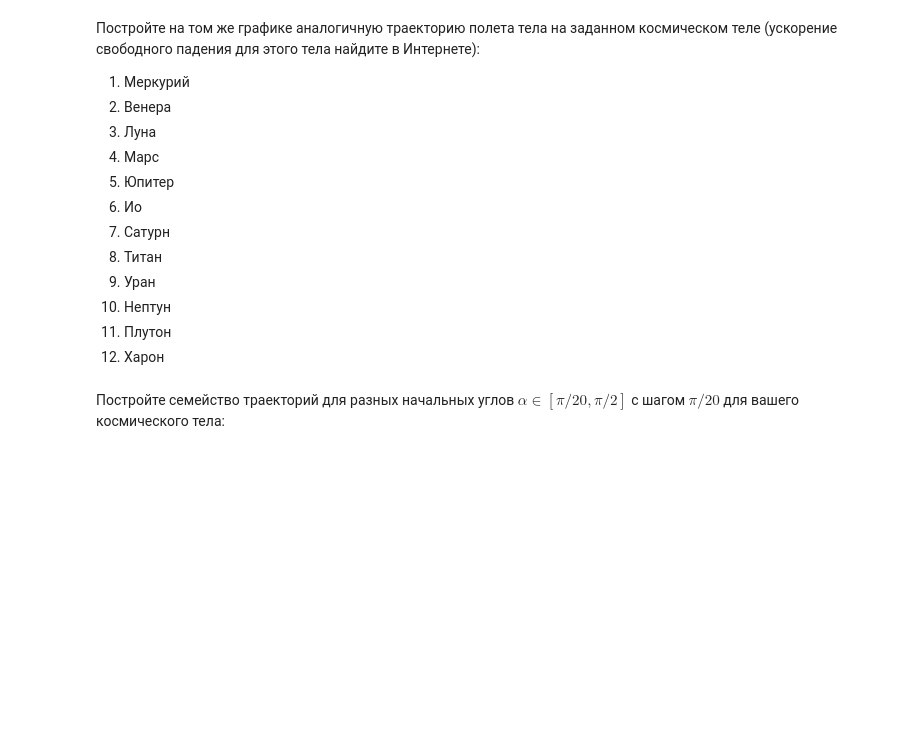
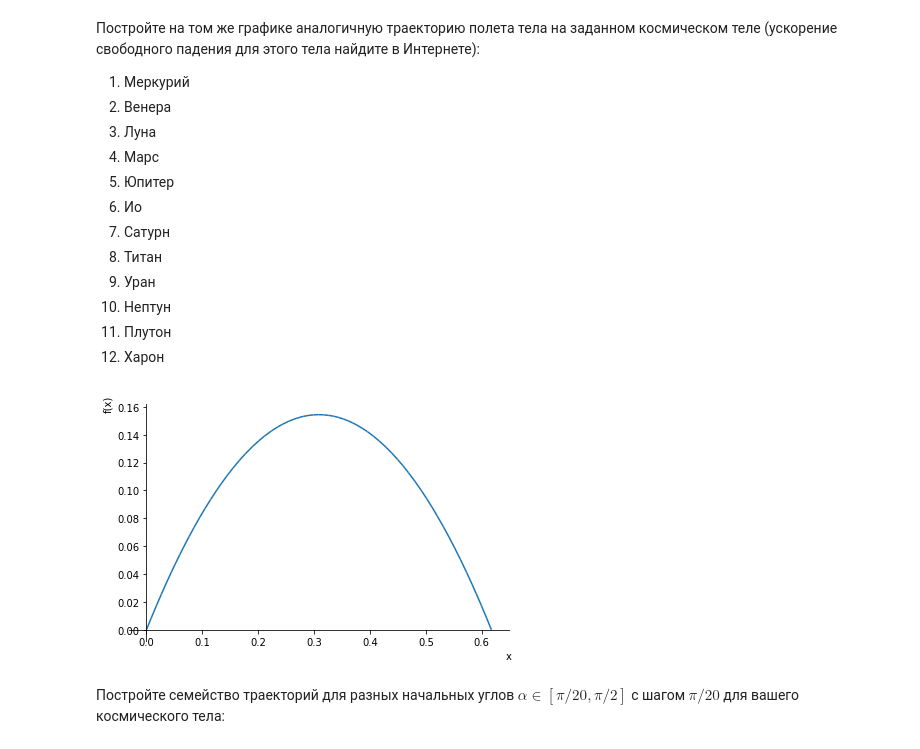
Before and after one commit to IliaBelov/Prect, a Jupyter notebook: 01prac.ipynb, the cells around one changed output. Drawn from its saved outputs; the diff is of its cells as text; code cells hidden in the pictures; blank space fills up the shorter version.

```diff
--- a/01prac.ipynb
+++ b/01prac.ipynb
@@ -258,6 +275,12 @@ p = plot(ya, (x, 0, x1a))
 10. Нептун
 11. Плутон
 12. Харон
+# %%
+ya1 = Y.subs(g, 1.62).subs(w0, 1).subs(a, np.pi/4) # уравнение траектории
+x1a = x1.subs(g, 1.62).subs(w0, 1).subs(a, np.pi/4) # точка падения
+p = plot(ya, (x, 0, x1a))
+# %% [output]
+[figure, added]
 # %%
 p1 =
 p.extend(p1)
```
Also changed, not shown: parts of 9 cells of this notebook.
